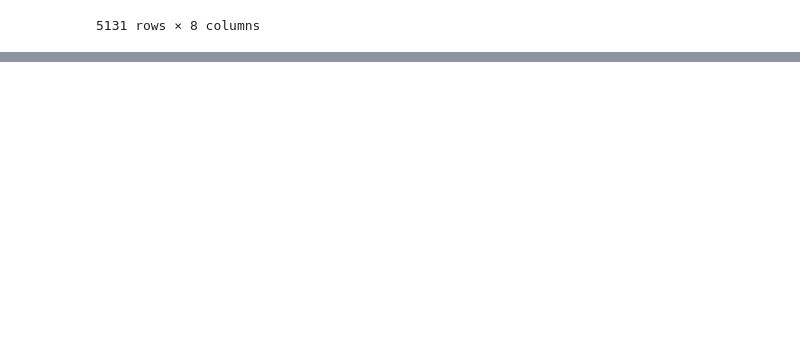
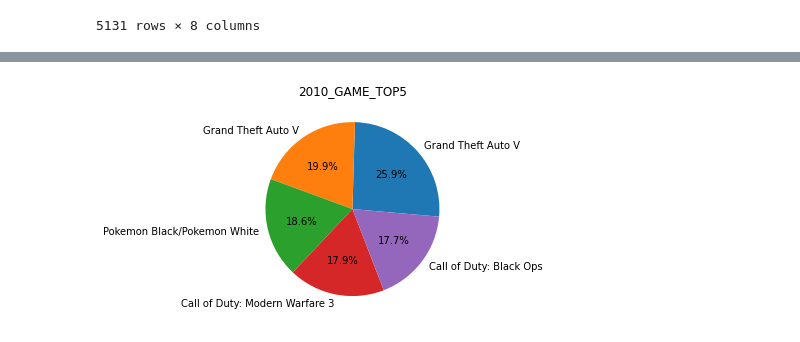
Before and after one commit to matHoYoung/AI_18_JHY_section1, a Jupyter notebook: AI_18_정호영_section1.ipynb, the cells around one changed output, grey strips where cells are left out. Drawn from its saved outputs; the diff is of its cells as text; code cells hidden in the pictures; blank space fills up the shorter version.

```diff
--- a/AI_18_정호영_section1.ipynb
+++ b/AI_18_정호영_section1.ipynb
@@ -535,3 +592,7 @@ game_2010
 | 16274 | NBA 2K16 | PS3 | 2015 | Sports | 0.44 | 0.19 | 0.03 | 0.13 |
 | 16275 | Toukiden: The Age of Demons | PSV | 2013 | Action | 0.05 | 0.05 | 0.25 | 0.03 |
 5131 rows × 8 columns
+# %%
+game_2010['sales_sum'] = game_2010.iloc[:,4:8].sum( axis= 1)
+game_2010 = game_2010.reset_index(drop = True)
+game_2010
@@ -537,0 +634,4 @@ game_2010
+# %%
+# 2010년대에는 GTA 5 의 액션게임이 다른 플랫폼으로 1,2등을 하였으며, 그 뒤로 포켓몬 , 슈팅게임인 콜오브듀티 가 4,5등을 차지했다.
+game_2010_top5 = game_2010.iloc[[1049, 3359, 3268, 841, 1900], :]
+game_2010_top5
@@ -537,0 +645,7 @@ game_2010
+# %%
+plt.axis('equal')
+plt.title('2010_GAME_TOP5')
+plt.pie(game_2010_top5['sales_sum'], labels = game_2010_top5['Name'], startangle = 355, autopct = '%1.1f%%')
+plt.show;
+# %% [output]
+[figure, added]
```
Also changed, not shown: parts of 9 cells of this notebook.
